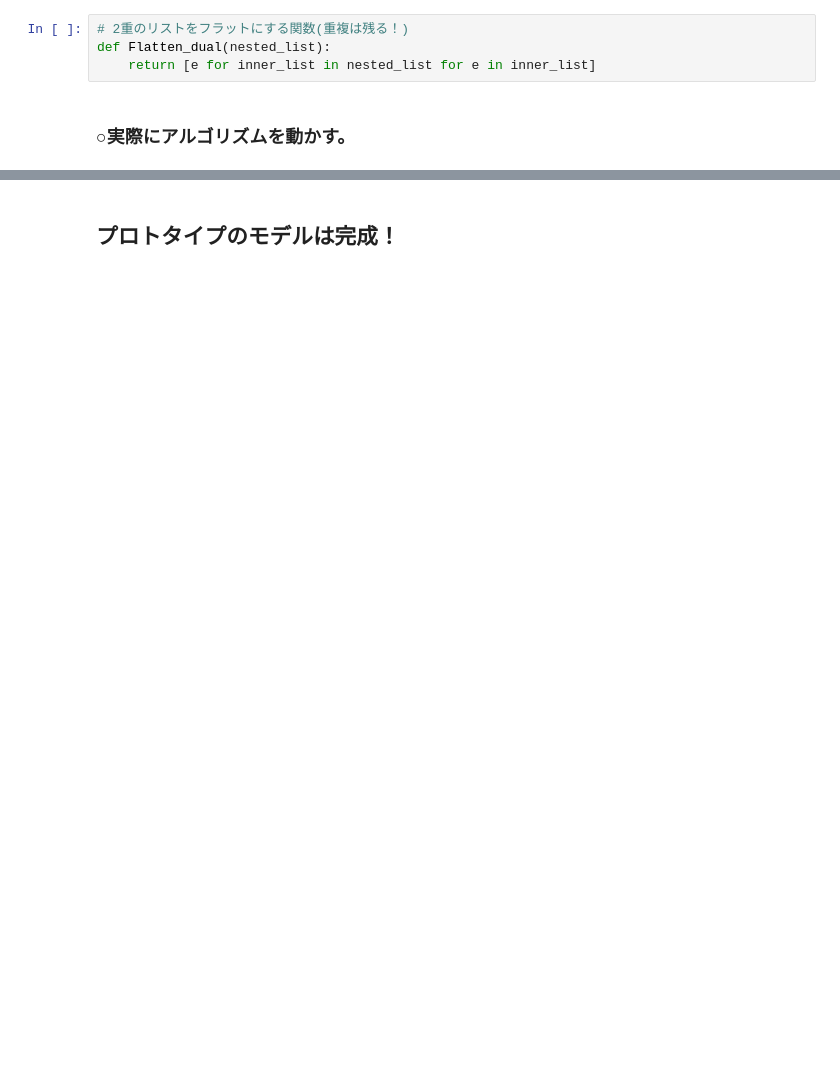
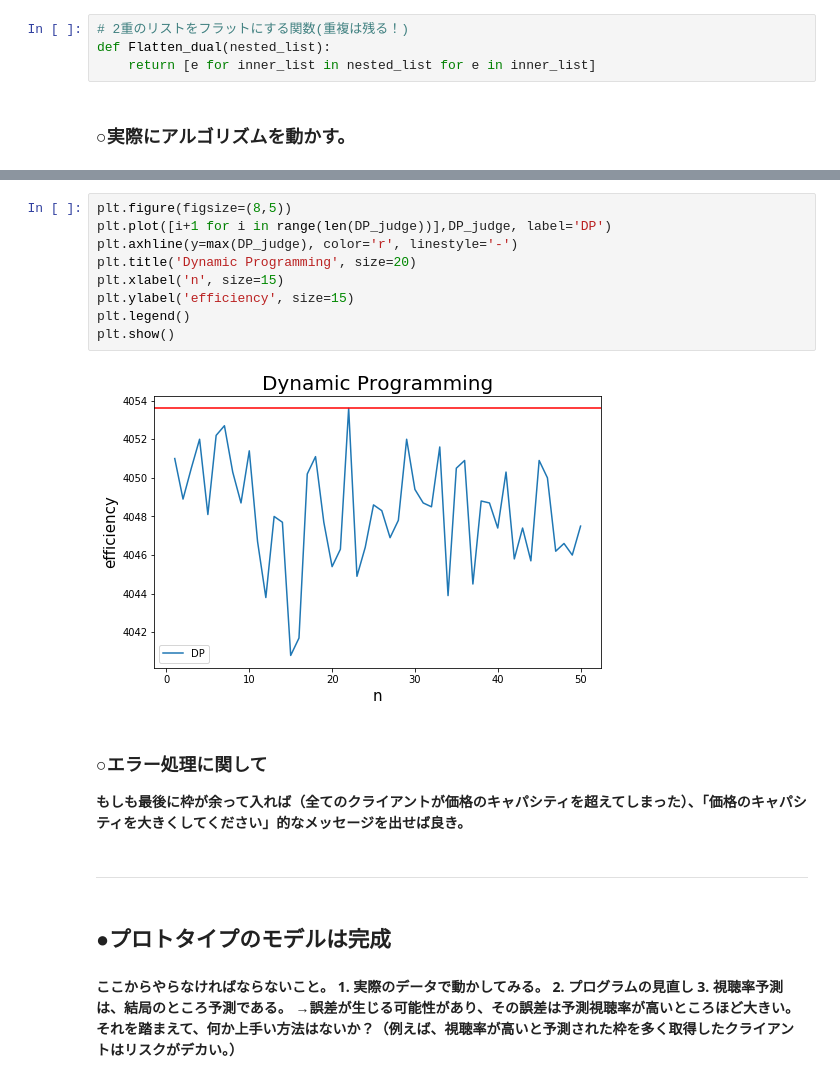
Before and after one commit to da-shuto-iwasaki/Flame_turn, a Jupyter notebook: Algorithm/GA&DPoptimizer.ipynb, the cells around one changed output, grey strips where cells are left out. Cells and saved outputs as stored; diff of their text form; blank space fills up the shorter version.

```diff
--- a/Algorithm/GA&DPoptimizer.ipynb
+++ b/Algorithm/GA&DPoptimizer.ipynb
@@ -262,2 +329,25 @@ print('価格差:', price_difference)
+# %%
+plt.figure(figsize=(8,5))
+plt.plot([i+1 for i in range(len(DP_judge))],DP_judge, label='DP')
+plt.axhline(y=max(DP_judge), color='r', linestyle='-')
+plt.title('Dynamic Programming', size=20)
+plt.xlabel('n', size=15)
+plt.ylabel('efficiency', size=15)
+plt.legend()
+plt.show()
+# %% [output]
+[figure, added]
+# %% [markdown]
+### ○エラー処理に関して
+<b>もしも最後に枠が余って入れば（全てのクライアントが価格のキャパシティを超えてしまった）、「価格のキャパシティを大きくしてください」的なメッセージを出せば良き。</b>
+# %% [markdown]
+***
 # %% [markdown]
-## プロトタイプのモデルは完成！
+## ●プロトタイプのモデルは完成
+# %% [markdown]
+<b>ここからやらなければならないこと。
+    1. 実際のデータで動かしてみる。
+    2. プログラムの見直し
+    3. 視聴率予測は、結局のところ予測である。
+    →誤差が生じる可能性があり、その誤差は予測視聴率が高いところほど大きい。それを踏まえて、何か上手い方法はないか？（例えば、視聴率が高いと予測された枠を多く取得したクライアントはリスクがデカい。）
+</b>
```
Also changed, not shown: parts of 13 cells of this notebook.
